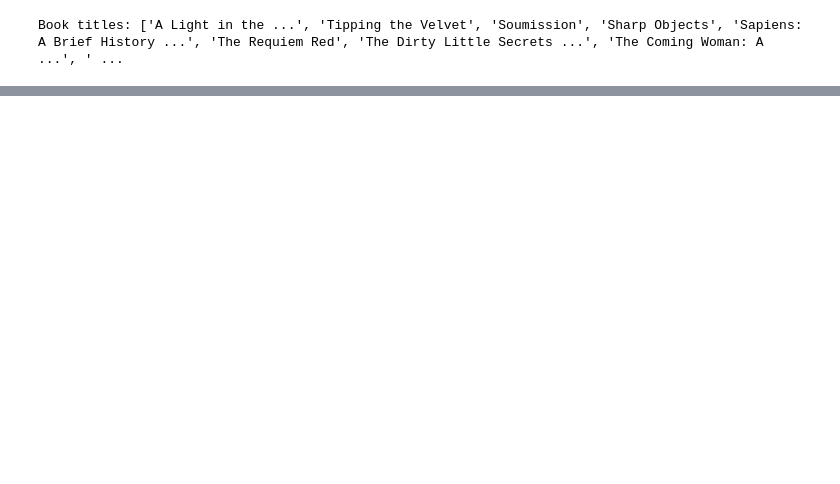
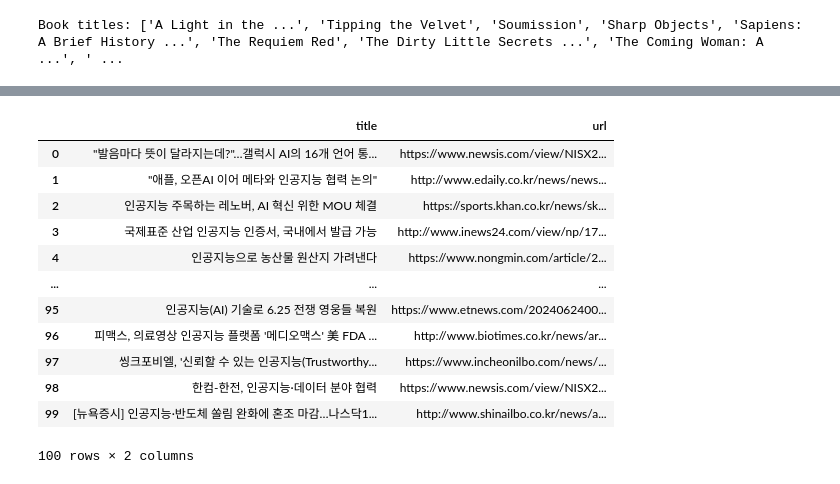
Before and after one commit to acesara/kita2404, a Jupyter notebook: m3_분석 라이브러리/selenium.ipynb, the cells around one changed output, grey strips where cells are left out. Saved outputs shown, nothing was run; the diff lists cells and outputs as text; code cells hidden in the pictures; blank space fills up the shorter version.

```diff
--- a/m3_분석 라이브러리/selenium.ipynb
+++ b/m3_분석 라이브러리/selenium.ipynb
@@ -421,0 +608,65 @@ Book titles: ['A Light in the ...', 'Tipping the Velvet', 'Soumission', 'Sharp O
+# %%
+# 검색한 기워드 기사 50개 출력
+
+from selenium import webdriver
+from selenium.webdriver.common.by import By
+import time
+from bs4 import BeautifulSoup
+import pandas as pd
+from pandas import DataFrame
+import os
+
+query = input('검색 키워드를 입력하세요 : ')
+news_num = int(input('총 필요한 뉴스기사 수를 입력하세요(숫자만 입력) : '))
+
+news_url = 'https://search.naver.com/search.naver?where=news&sm=tab_jum&query={}'
+
+driver = webdriver.Chrome()
+driver.get(news_url.format(query))
+
+SCROLL_PAUSE_TIME = 2
+news_dict = {}
+idx = 0
+last_height = driver.execute_script("return document.body.scrollHeight")
+
+print('크롤링중..')
+
+while idx < news_num:
+    # 페이지의 html 소스를 가져와 Beatifulsoup 으로 파싱
+    html = driver.page_source
+    soup = BeautifulSoup(html, 'html.parser')
+    items = soup.select('.news_tit')
+    for item in items:
+        if idx >= news_num:
+            break
+        title = item.get_text()
+        url = item.get('href')
+        news_dict[idx] = {'title': title, 'url': url}
+        idx += 1
+
+    if idx >= news_num:
+        break
+    # 페이지를 끝까지 스크롤
+    driver.execute_script("window.scrollTo(0, document.body.scrollHeight);")
+    # 새로운 높ㅇ이가 로드될때까지 대기
+    time.sleep(SCROLL_PAUSE_TIME)
+    new_height = driver.execute_script("return document.body.scrollHeight")
+    if new_height == last_height:
+        break    # 더 이상 스크롤할 내용이 없으면 종료
+    last_height = new_height
+
+driver.quit()
+print('크롤링 완료')
+# 데이터프레임 변환
+print('데이터프레임 변환')
+news_df = DataFrame(news_dict).T
+# 결과 출력
+print(news_df)
+
+forder_path = os.getcwd()
+file_name = f'네이버뉴스_{query}.csv'
+news_df.to_csv(file_name,index=False)
+print(f'파일 저장 완료 | 경로 : {forder_path} \\{file_name}')
+df = pd.read_csv(file_name)
+df
+# %% [output]
@@ -421,0 +690,13 @@ Book titles: ['A Light in the ...', 'Tipping the Velvet', 'Soumission', 'Sharp O
+|  | title | url |
+| 0 | "발음마다 뜻이 달라지는데?"…갤럭시 AI의 16개 언어 통... | https://www.newsis.com/view/NISX2... |
+| 1 | "애플, 오픈AI 이어 메타와 인공지능 협력 논의" | http://www.edaily.co.kr/news/news... |
+| 2 | 인공지능 주목하는 레노버, AI 혁신 위한 MOU 체결 | https://sports.khan.co.kr/news/sk... |
+| 3 | 국제표준 산업 인공지능 인증서, 국내에서 발급 가능 | http://www.inews24.com/view/np/17... |
+| 4 | 인공지능으로 농산물 원산지 가려낸다 | https://www.nongmin.com/article/2... |
+| ... | ... | ... |
+| 95 | 인공지능(AI) 기술로 6.25 전쟁 영웅들 복원 | https://www.etnews.com/2024062400... |
+| 96 | 피맥스, 의료영상 인공지능 플랫폼 '메디오맥스' 美 FDA ... | http://www.biotimes.co.kr/news/ar... |
+| 97 | 씽크포비엘, '신뢰할 수 있는 인공지능(Trustworthy... | https://www.incheonilbo.com/news/... |
+| 98 | 한컴-한전, 인공지능·데이터 분야 협력 | https://www.newsis.com/view/NISX2... |
+| 99 | [뉴욕증시] 인공지능·반도체 쏠림 완화에 혼조 마감…나스닥1... | http://www.shinailbo.co.kr/news/a... |
+100 rows × 2 columns
```
Also changed, not shown: parts of 16 cells of this notebook.
